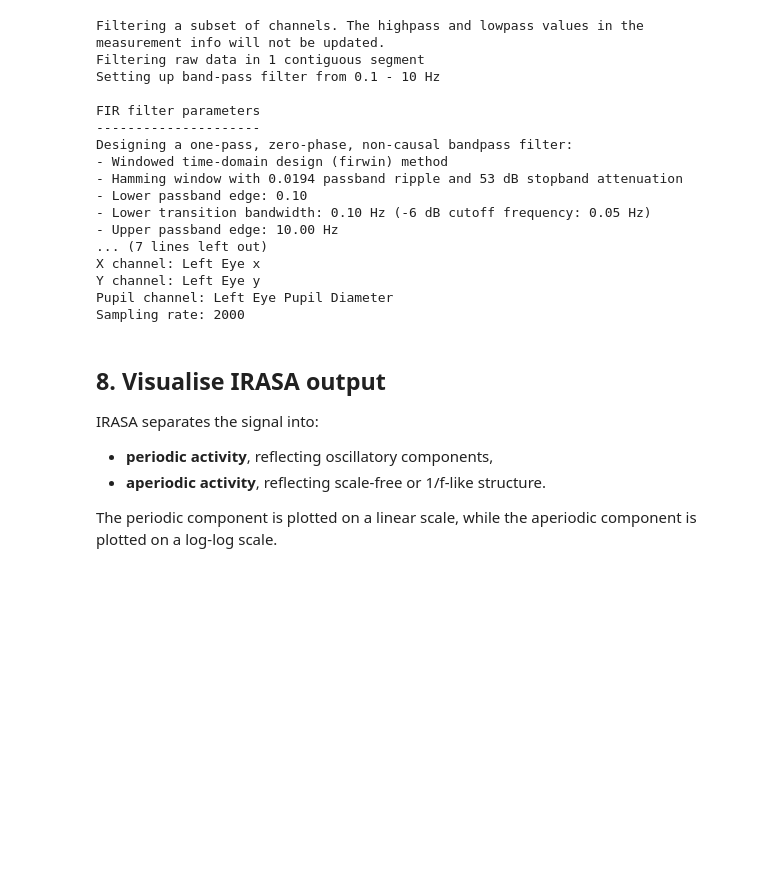
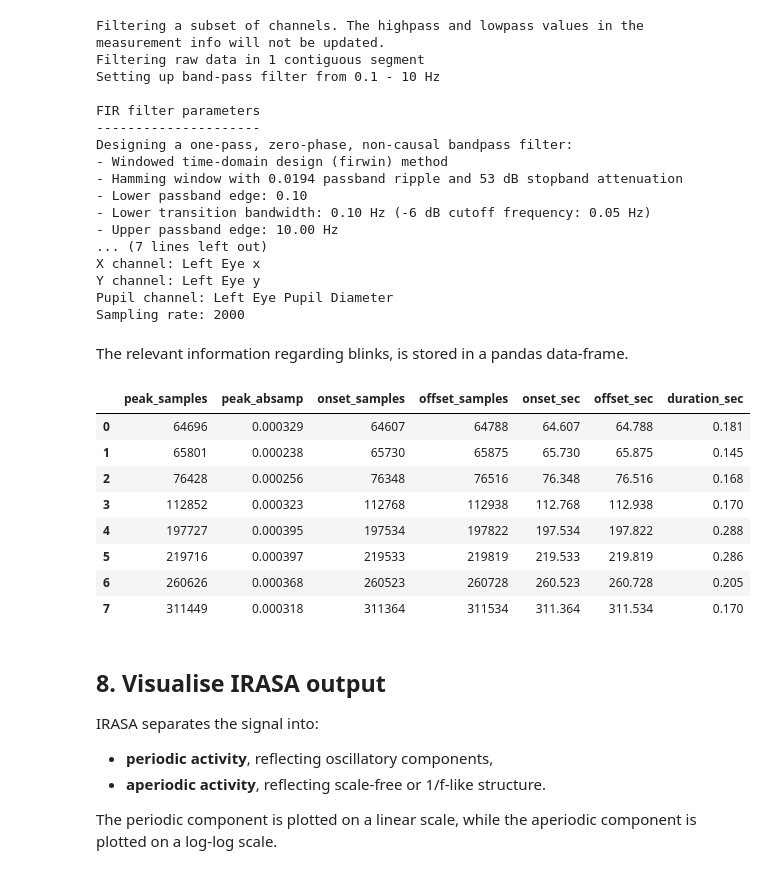
Before and after one commit to nathanweisz/sbgMEG_eyetools, a Jupyter notebook: examples/example_eye_descriptives.ipynb, the cells around one changed output. Drawn from its saved outputs; the diff is of its cells as text; code cells hidden in the pictures; blank space fills up the shorter version.

```diff
--- a/examples/example_eye_descriptives.ipynb
+++ b/examples/example_eye_descriptives.ipynb
@@ -234,6 +234,20 @@ X channel: Left Eye x
 Y channel: Left Eye y
 Pupil channel: Left Eye Pupil Diameter
 Sampling rate: 2000
+# %% [markdown]
+The relevant information regarding blinks, is stored in a pandas data-frame.
+# %%
+gazedata['blinks_df']
+# %% [output]
+|  | peak_samples | peak_absamp | onset_samples | offset_samples | onset_sec | offset_sec | duration_sec |
+| 0 | 64696 | 0.000329 | 64607 | 64788 | 64.607 | 64.788 | 0.181 |
+| 1 | 65801 | 0.000238 | 65730 | 65875 | 65.730 | 65.875 | 0.145 |
+| 2 | 76428 | 0.000256 | 76348 | 76516 | 76.348 | 76.516 | 0.168 |
+| 3 | 112852 | 0.000323 | 112768 | 112938 | 112.768 | 112.938 | 0.170 |
+| 4 | 197727 | 0.000395 | 197534 | 197822 | 197.534 | 197.822 | 0.288 |
+| 5 | 219716 | 0.000397 | 219533 | 219819 | 219.533 | 219.819 | 0.286 |
+| 6 | 260626 | 0.000368 | 260523 | 260728 | 260.523 | 260.728 | 0.205 |
+| 7 | 311449 | 0.000318 | 311364 | 311534 | 311.364 | 311.534 | 0.170 |
 # %% [markdown]
 ## 8. Visualise IRASA output
 
```
